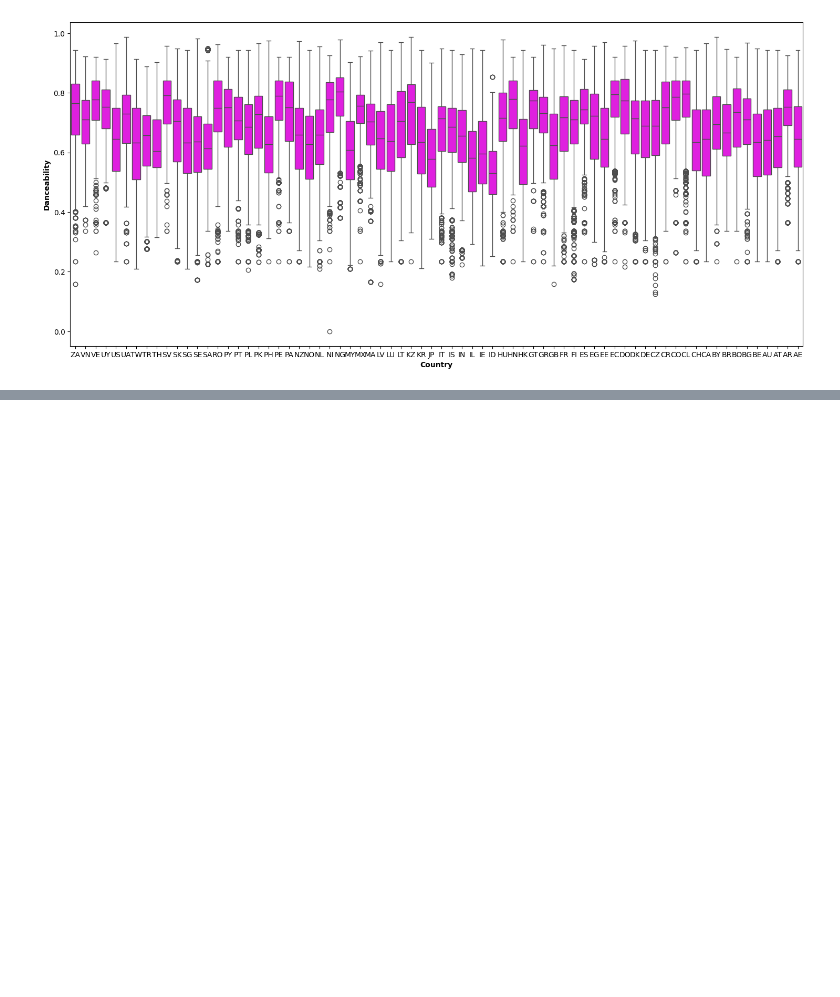
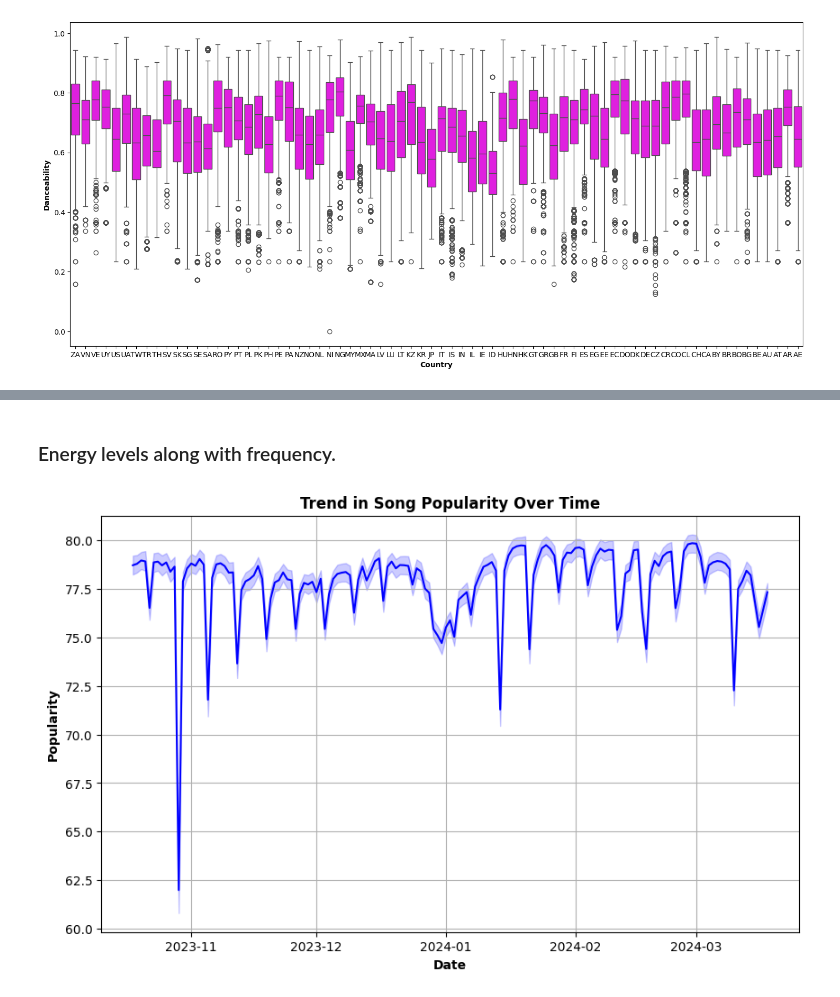
Before and after one commit to ayushsiloiya619/Spotify-Song-Analysis, a Jupyter notebook: Spotify_Analysis.ipynb, the cells around one changed output, grey strips where cells are left out. Saved outputs shown, nothing was run; the diff lists cells and outputs as text; code cells hidden in the pictures; blank space fills up the shorter version.

Commit message:
chnages made in the trend of songs by their popularity

```diff
--- a/Spotify_Analysis.ipynb
+++ b/Spotify_Analysis.ipynb
@@ -302,0 +316,12 @@ plt.show()
+# %% [markdown]
+### Energy levels along with frequency.
+# %%
+plt.figure(figsize=(10,6))
+sns.lineplot(x="snapshot_date",y="popularity",color="b",data=df)
+plt.xlabel("Date", fontweight="bold")
+plt.ylabel("Popularity",fontweight="bold")
+plt.title("Trend in Song Popularity Over Time", fontweight="bold")
+plt.grid(True)
+plt.show()
+# %% [output]
+[figure, added]
```
Also changed, not shown: parts of 5 cells of this notebook.
